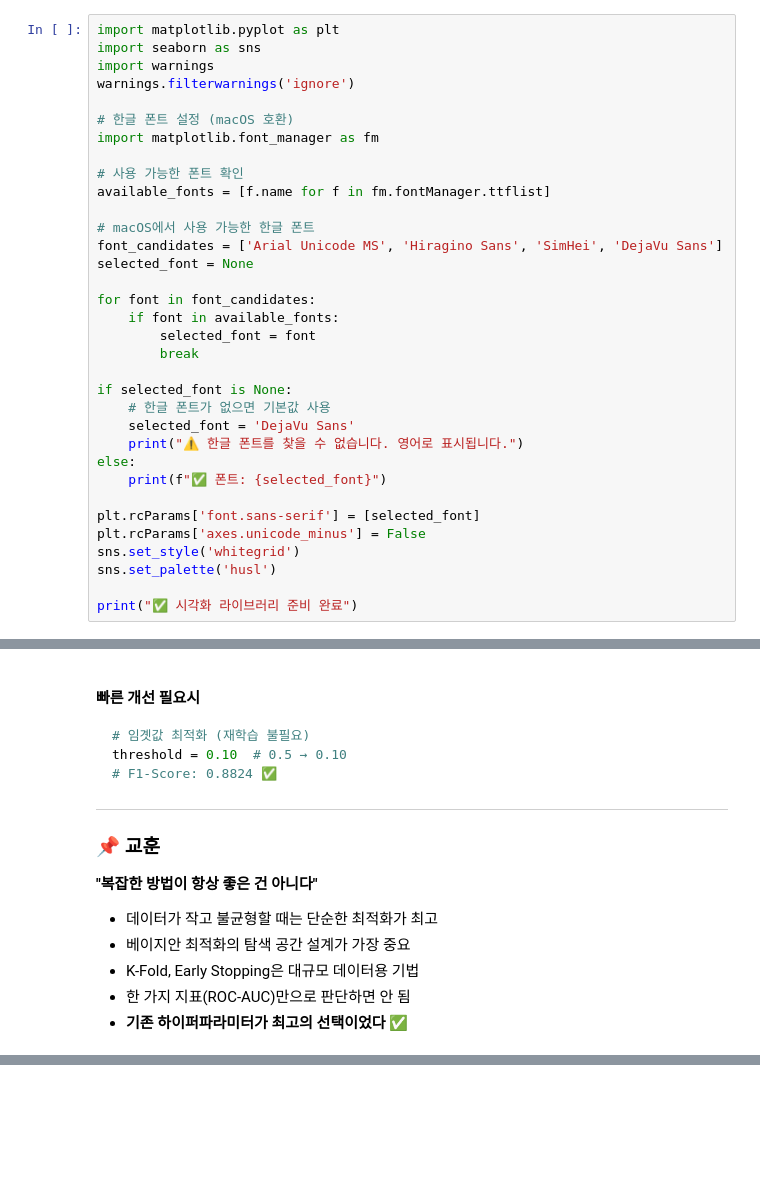
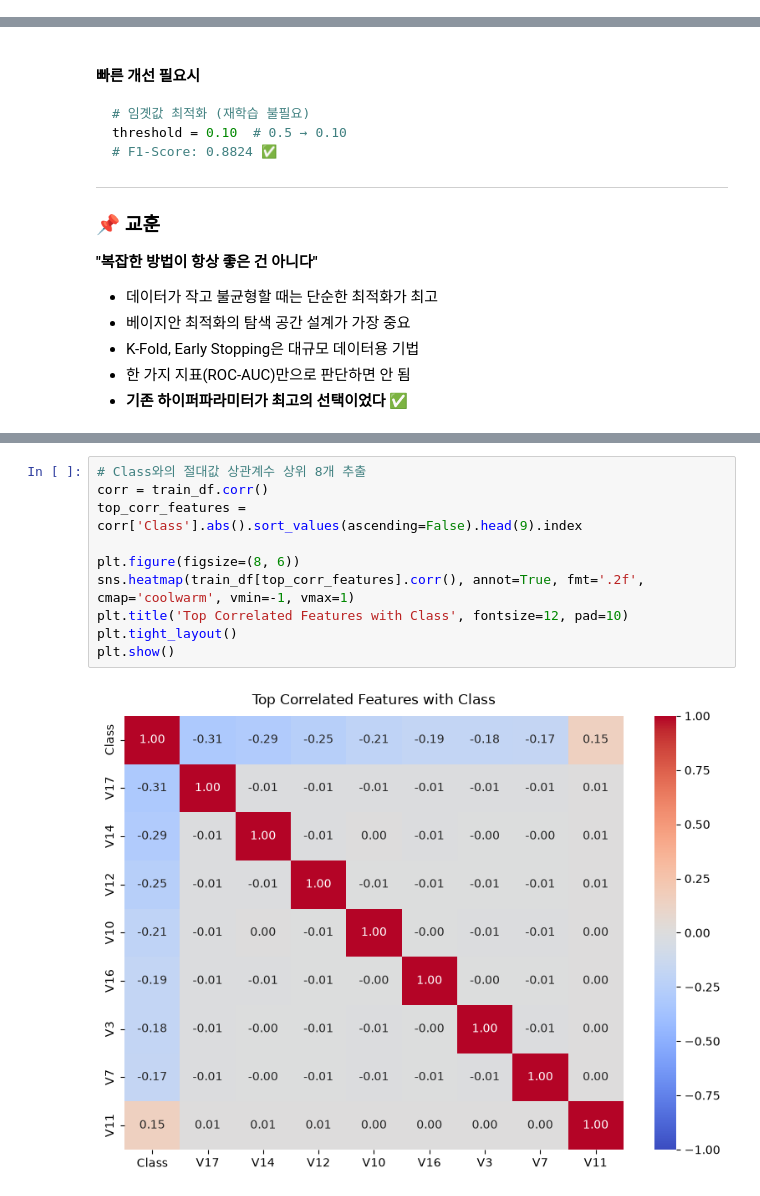
Before and after one commit to Hyehyun1001/ml-data-analysis, a Jupyter notebook: 02_classification_credit_card/hyehyun/02_credit_ldbm(hyehyun).ipynb, the cells around one changed output, grey strips where cells are left out. Cells and saved outputs as stored; diff of their text form; blank space fills up the shorter version.

```diff
--- a/02_classification_credit_card/hyehyun/02_credit_ldbm(hyehyun).ipynb
+++ b/02_classification_credit_card/hyehyun/02_credit_ldbm(hyehyun).ipynb
@@ -377,34 +371,0 @@ weighted avg     0.9996    0.9996    0.9996     56744
-# %%
-import matplotlib.pyplot as plt
-import seaborn as sns
-import warnings
-warnings.filterwarnings('ignore')
-
-# 한글 폰트 설정 (macOS 호환)
-import matplotlib.font_manager as fm
-
-# 사용 가능한 폰트 확인
-available_fonts = [f.name for f in fm.fontManager.ttflist]
-
-# macOS에서 사용 가능한 한글 폰트
-font_candidates = ['Arial Unicode MS', 'Hiragino Sans', 'SimHei', 'DejaVu Sans']
-selected_font = None
-
-for font in font_candidates:
-    if font in available_fonts:
-        selected_font = font
-        break
-
-if selected_font is None:
-    # 한글 폰트가 없으면 기본값 사용
-    selected_font = 'DejaVu Sans'
-    print("⚠️ 한글 폰트를 찾을 수 없습니다. 영어로 표시됩니다.")
-else:
-    print(f"✅ 폰트: {selected_font}")
-
-plt.rcParams['font.sans-serif'] = [selected_font]
-plt.rcParams['axes.unicode_minus'] = False
-sns.set_style('whitegrid')
-sns.set_palette('husl')
-
-print("✅ 시각화 라이브러리 준비 완료")
@@ -1531,0 +1309,12 @@ threshold = 0.10  # 0.5 → 0.10
+# %%
+# Class와의 절대값 상관계수 상위 8개 추출
+corr = train_df.corr()
+top_corr_features = corr['Class'].abs().sort_values(ascending=False).head(9).index
+
+plt.figure(figsize=(8, 6))
+sns.heatmap(train_df[top_corr_features].corr(), annot=True, fmt='.2f', cmap='coolwarm', vmin=-1, vmax=1)
+plt.title('Top Correlated Features with Class', fontsize=12, pad=10)
+plt.tight_layout()
+plt.show()
+# %% [output]
+[figure, added]
```
Also changed, not shown: parts of 15 cells of this notebook.
